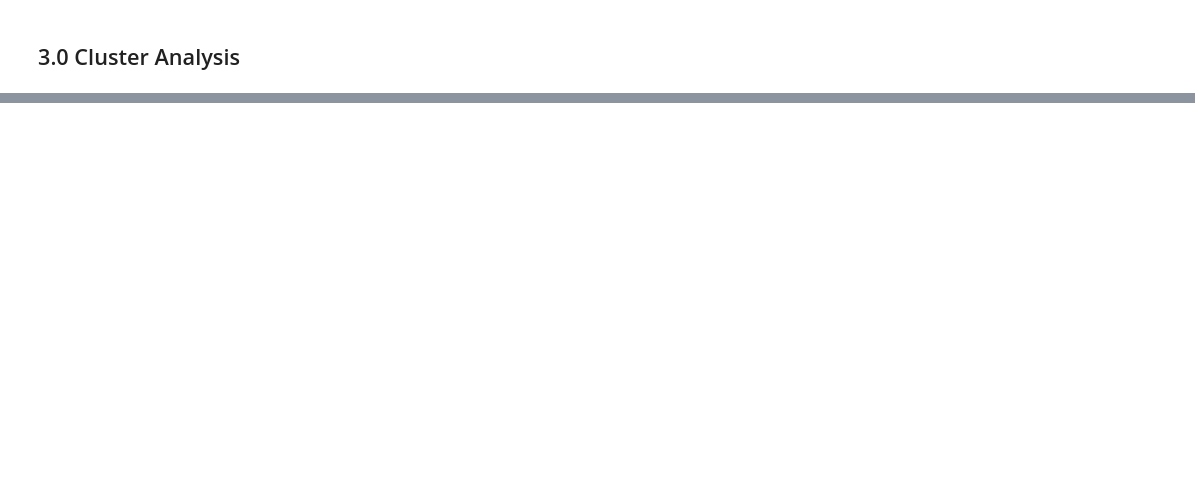
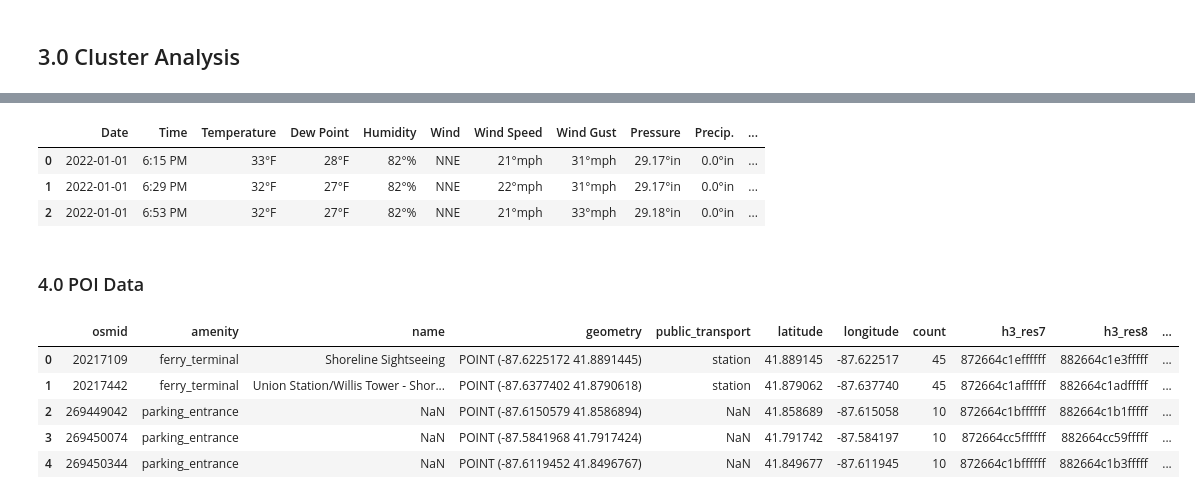
Before and after one commit to madxox/AAA_Teamassignment, a Jupyter notebook: 03_cluster_analysis.ipynb, the cells around one changed output, grey strips where cells are left out. Saved outputs shown, nothing was run; the diff lists cells and outputs as text; code cells hidden in the pictures; blank space fills up the shorter version.

```diff
--- a/03_cluster_analysis.ipynb
+++ b/03_cluster_analysis.ipynb
@@ -194,0 +264,20 @@ ValueError: could not convert string to float: '2022-12-31 23:45:00'
+# %%
+weather_df = weather_df.dropna()
+weather_df.head(3)
+# %% [output]
+|  | Date | Time | Temperature | Dew Point | Humidity | Wind | Wind Speed | Wind Gust | Pressure | Precip. | ... |
+| 0 | 2022-01-01 | 6:15 PM | 33°F | 28°F | 82°% | NNE | 21°mph | 31°mph | 29.17°in | 0.0°in | ... |
+| 1 | 2022-01-01 | 6:29 PM | 32°F | 27°F | 82°% | NNE | 22°mph | 31°mph | 29.17°in | 0.0°in | ... |
+| 2 | 2022-01-01 | 6:53 PM | 32°F | 27°F | 82°% | NNE | 21°mph | 33°mph | 29.18°in | 0.0°in | ... |
+# %% [markdown]
+### 4.0 POI Data
+# %%
+poi_df = pd.read_csv("data/prepped/poi_df.csv")
+poi_df.head()
+# %% [output]
+|  | osmid | amenity | name | geometry | public_transport | latitude | longitude | count | h3_res7 | h3_res8 | ... |
+| 0 | 20217109 | ferry_terminal | Shoreline Sightseeing | POINT (-87.6225172 41.8891445) | station | 41.889145 | -87.622517 | 45 | 872664c1effffff | 882664c1e3fffff | ... |
+| 1 | 20217442 | ferry_terminal | Union Station/Willis Tower - Shor... | POINT (-87.6377402 41.8790618) | station | 41.879062 | -87.637740 | 45 | 872664c1affffff | 882664c1adfffff | ... |
+| 2 | 269449042 | parking_entrance | NaN | POINT (-87.6150579 41.8586894) | NaN | 41.858689 | -87.615058 | 10 | 872664c1bffffff | 882664c1b1fffff | ... |
+| 3 | 269450074 | parking_entrance | NaN | POINT (-87.5841968 41.7917424) | NaN | 41.791742 | -87.584197 | 10 | 872664cc5ffffff | 882664cc59fffff | ... |
+| 4 | 269450344 | parking_entrance | NaN | POINT (-87.6119452 41.8496767) | NaN | 41.849677 | -87.611945 | 10 | 872664c1bffffff | 882664c1b3fffff | ... |
```
Also changed, not shown: parts of 37 cells of this notebook, 1 other file.
